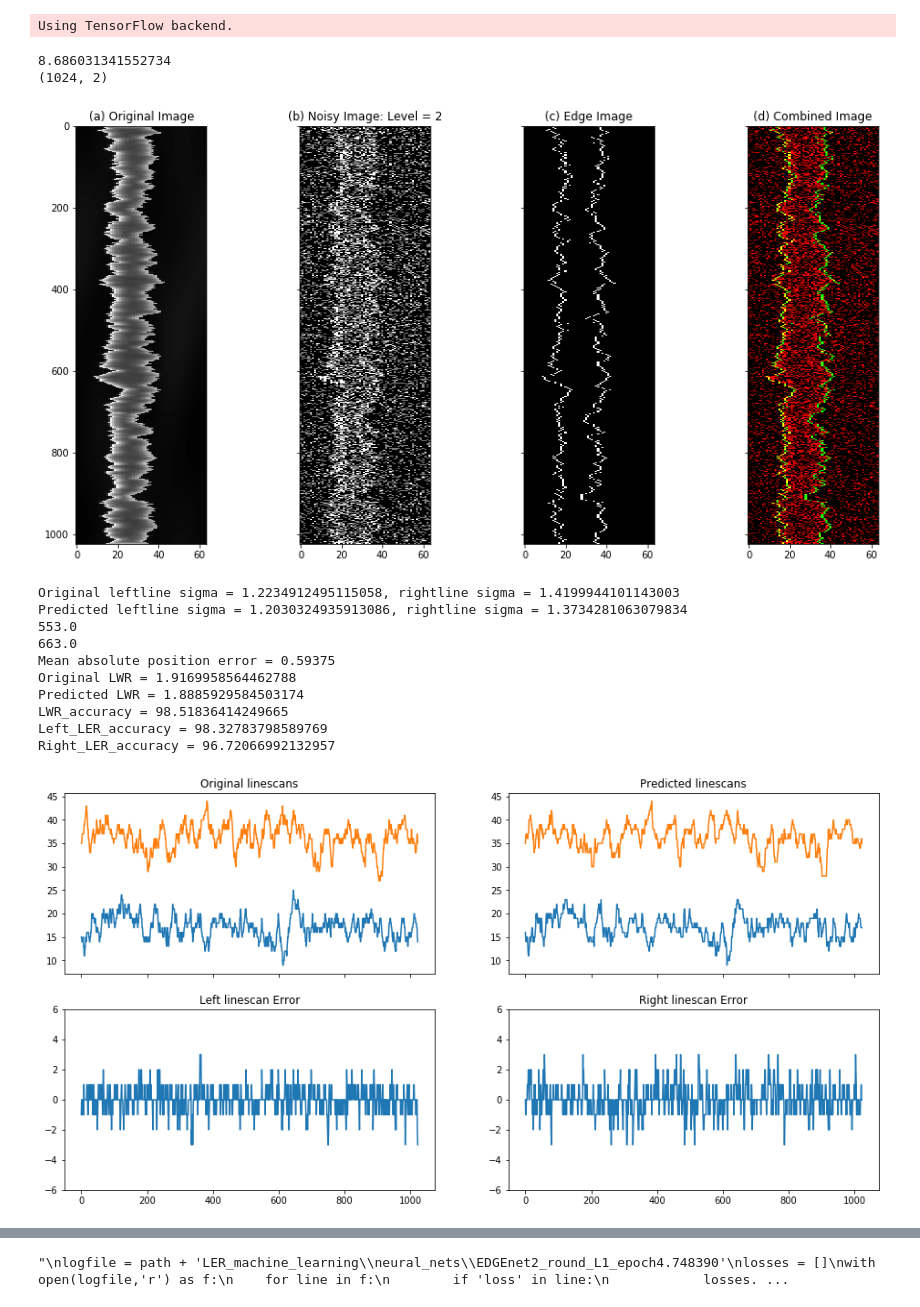
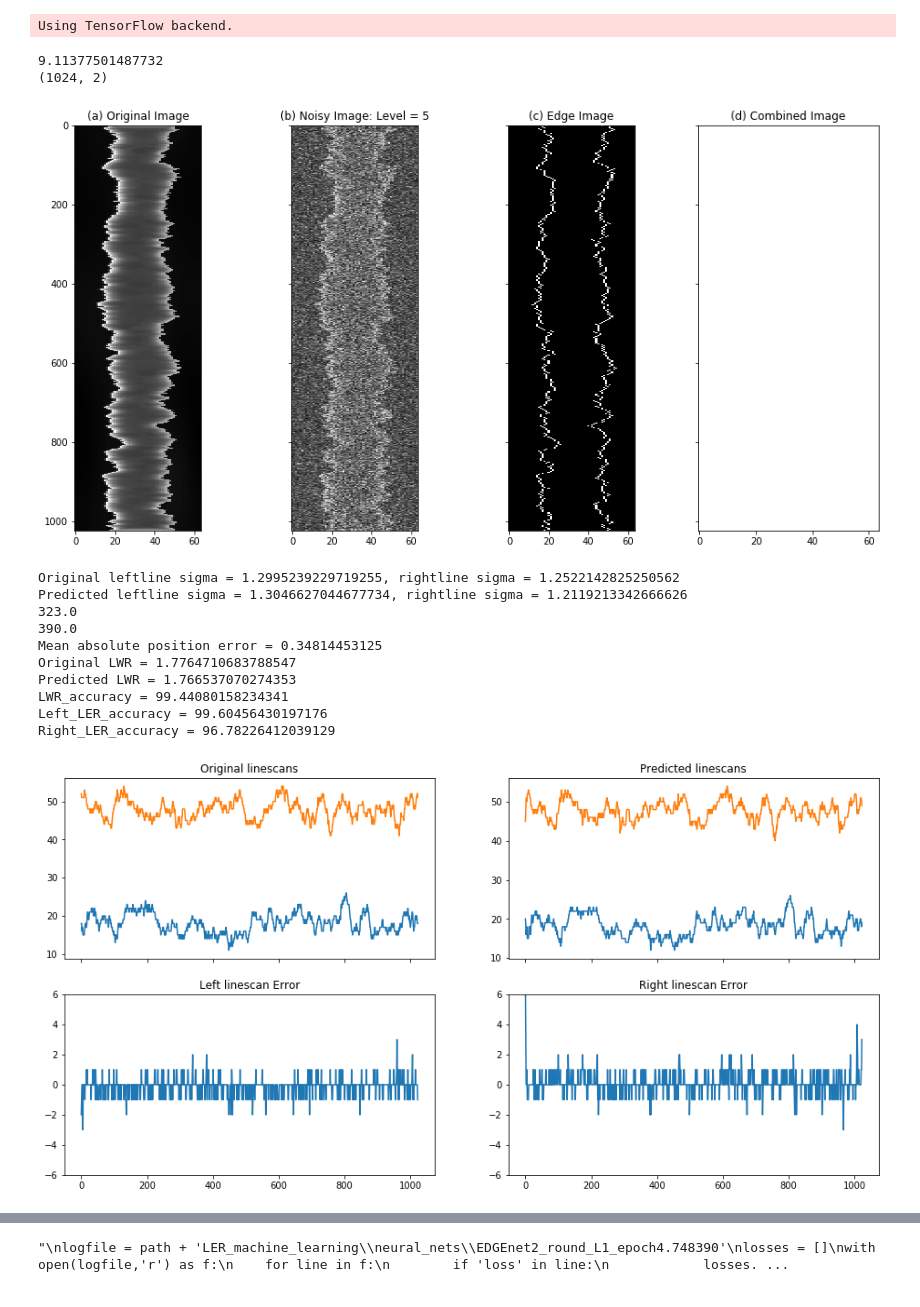
Before and after one commit to narendrachaudhary51/LER_machine_learning, a Jupyter notebook: neural_nets/EDGENet_prediction.ipynb, the cells around one changed output, grey strips where cells are left out. Saved outputs shown, nothing was run; the diff lists cells and outputs as text; code cells hidden in the pictures.

```diff
--- a/neural_nets/EDGENet_prediction.ipynb
+++ b/neural_nets/EDGENet_prediction.ipynb
@@ -20,12 +20,13 @@ path = r"C:\\Users\\narendra\\Documents\\LER\\"
 model = load_model(path + 'LER_machine_learning\\models\\' + 'EDGEnet2_round_L1_epoch_4.h5')
 #model.summary()
 # %%
-sigma = 1.6
+np.random.seed(21)
+sigma = 1.2
 alpha = 0.6
 Xi = 30
-width = 20
-space = 40
-noise = 2
+width = 30
+space = 30
+noise = 5
 shift = math.floor(-25 + (width + space/2 + Xi + alpha*10 + sigma*10)%16)
 
 #original_file = path + 'original_images2/oim_' + "{:.2g}".format(sigma*1e-09) + '_' + str(alpha) + '_' + "{0:.2g}".format(Xi*1e-09) + '_' + str(width) + '_' + str(space) + '_' + str(-shift) + '.tiff'
@@ -39,6 +40,10 @@ imnoisy = np.array(Image.open(noisy_file))
 im = np.array(Image.open(original_file))
 
 imnoisy = (imnoisy)/256
+imnoisy = imnoisy + np.random.normal(0, 0.1 * (256/255), imnoisy.shape)
+
+
+
 imnoisy = imnoisy.reshape(1,1024,64,1)
 
 start = time.time()
@@ -51,39 +56,39 @@ imnoisy = imnoisy.reshape(1024,64)
 linepredict = linepredict.reshape(1024,2)
 print(linepredict.shape)
 # %% [output]
-8.686031341552734
+9.11377501487732
 (1024, 2)
 # %%
 
 %matplotlib inline
 fig, ax = plt.subplots(nrows=1, ncols=4, figsize=(16, 8), sharex=True,
                        sharey=True, subplot_kw={'adjustable': 'box-forced'})
 
 ax[0].imshow(im,cmap = 'gray',aspect= 0.2)
 ax[0].set_title('(a) Original Image')
 
 ax[1].imshow(imnoisy,cmap = 'gray',aspect= 0.2)
 ax[1].set_title('(b) Noisy Image: Level = {}'.format(noise))
 
 edgepredict = np.zeros((1024,64))
 i =[]
 for i in range(1024):
     edgepredict[i, (linepredict*64).round().astype(int)[i,0]] = 1
     edgepredict[i, (linepredict*64).round().astype(int)[i,1]] = 1
 
 ax[2].imshow(edgepredict, cmap = 'gray',aspect= 0.2)
 ax[2].set_title('(c) Edge Image')
 
 combine = np.zeros((1024,64,3))
 combine[:,:,0] = imnoisy
 combine[:,:,1] = edgepredict
 
-ax[3].imshow(combine, cmap = 'gray', aspect= 0.2)
+#ax[3].imshow(combine, cmap = 'gray', aspect= 0.2)
 ax[3].set_title('(d) Combined Image')
 
 plt.show()
 # %% [output]
-[figure, old version]
+[figure, new version]
 # %%
 #linescan_file = path + 'linescans/linescan_' + "{:.2g}".format(sigma*1e-09) + '_' + str(alpha) + '_' + "{0:.2g}".format(Xi*1e-09) + '_' + str(width) + '_' + str(space) + '.txt'
 linescan_file = path + 'linescans\\linescan_' + "{:.2g}".format(sigma*1e-09) + '_' + str(alpha) + '_' + "{0:.2g}".format(Xi*1e-09) + '_' + str(width) + '_' + str(space) + '.txt'
@@ -148,17 +153,17 @@ ax[1,1].set_ylim([-6,6])
 
 plt.show()
 # %% [output]
-Original leftline sigma = 1.2234912495115058, rightline sigma = 1.4199944101143003
-Predicted leftline sigma = 1.2030324935913086, rightline sigma = 1.3734281063079834
-553.0
-663.0
-Mean absolute position error = 0.59375
-Original LWR = 1.9169958564462788
-Predicted LWR = 1.8885929584503174
-LWR_accuracy = 98.51836414249665
-Left_LER_accuracy = 98.32783798589769
-Right_LER_accuracy = 96.72066992132957
+Original leftline sigma = 1.2995239229719255, rightline sigma = 1.2522142825250562
+Predicted leftline sigma = 1.3046627044677734, rightline sigma = 1.2119213342666626
+323.0
+390.0
+Mean absolute position error = 0.34814453125
+Original LWR = 1.7764710683788547
+Predicted LWR = 1.766537070274353
+LWR_accuracy = 99.44080158234341
+Left_LER_accuracy = 99.60456430197176
+Right_LER_accuracy = 96.78226412039129
-[figure, old version]
+[figure, new version]
 # %%
 from spectrum import pmtm
 
```
Also changed, not shown: parts of 3 cells of this notebook, 2 other files.
